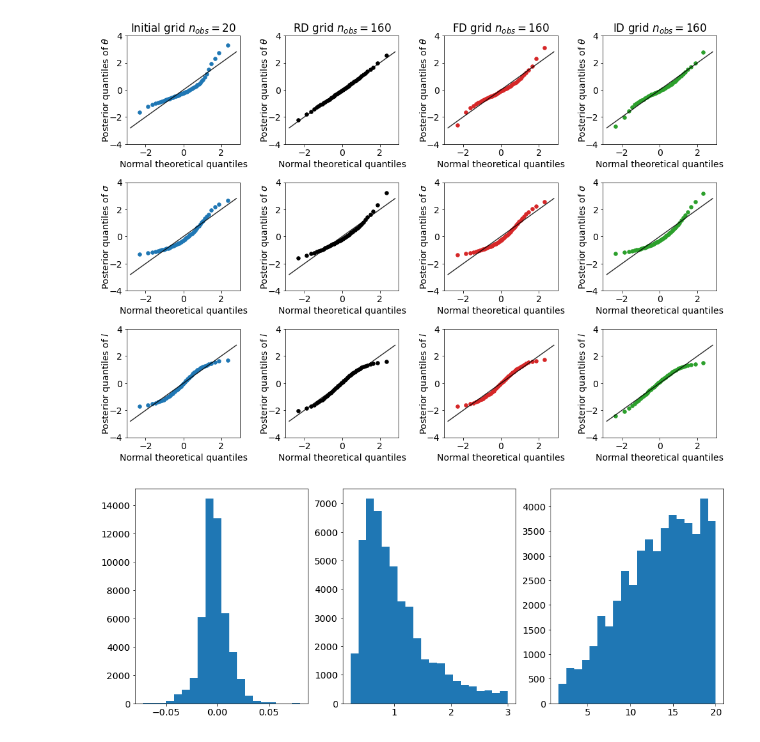
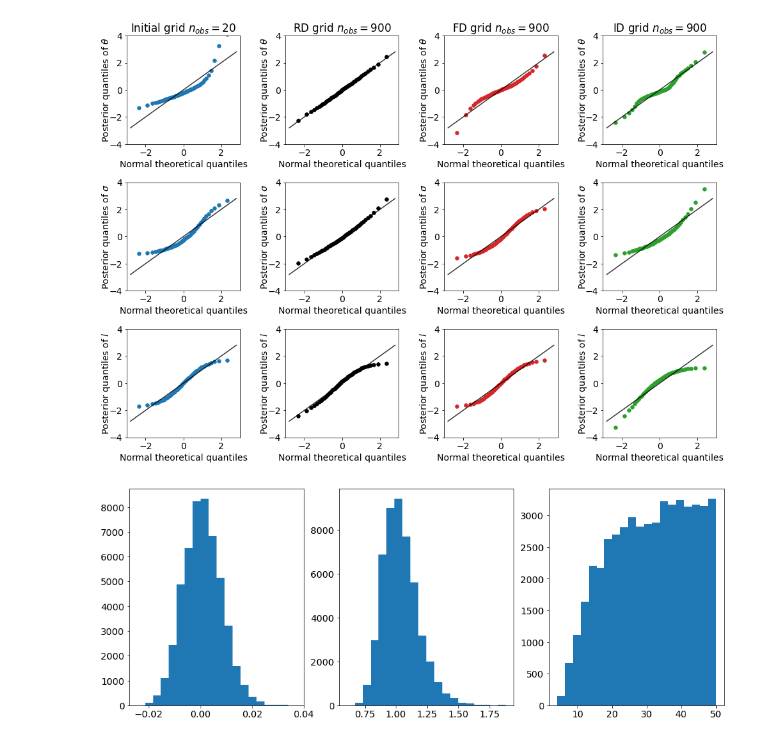
Before and after one commit to nleoni95/code2, a Jupyter notebook: minimal_examples/asymptotics_badly_specified/plots_asymptotic.ipynb, the cells around one changed output. Cells and saved outputs as stored; diff of their text form; code cells hidden in the pictures.

```diff
--- a/minimal_examples/asymptotics_badly_specified/plots_asymptotic.ipynb
+++ b/minimal_examples/asymptotics_badly_specified/plots_asymptotic.ipynb
@@ -147,17 +147,17 @@ axs[0,0].scatter(qqinit['n'],qqinit['t'],color=cinit,marker=minit,s=ps)
 axs[1,0].scatter(qqinit['n'],qqinit['sigma'],color=cinit,marker=minit,s=ps)
 axs[2,0].scatter(qqinit['n'],qqinit['l'],color=cinit,marker=minit,s=ps)
 
-axs[0,1].scatter(qq4RD['n'],qq4RD['t'],color=crd,marker=mrd,s=ps)
-axs[1,1].scatter(qq4RD['n'],qq4RD['sigma'],color=crd,marker=mrd,s=ps)
-axs[2,1].scatter(qq4RD['n'],qq4RD['l'],color=crd,marker=mrd,s=ps)
+axs[0,1].scatter(qq7RD['n'],qq7RD['t'],color=crd,marker=mrd,s=ps)
+axs[1,1].scatter(qq7RD['n'],qq7RD['sigma'],color=crd,marker=mrd,s=ps)
+axs[2,1].scatter(qq7RD['n'],qq7RD['l'],color=crd,marker=mrd,s=ps)
 
-axs[0,2].scatter(qq4FD['n'],qq4FD['t'],color=cfd,marker=mfd,s=ps)
-axs[1,2].scatter(qq4FD['n'],qq4FD['sigma'],color=cfd,marker=mfd,s=ps)
-axs[2,2].scatter(qq4FD['n'],qq4FD['l'],color=cfd,marker=mfd,s=ps)
+axs[0,2].scatter(qq7FD['n'],qq7FD['t'],color=cfd,marker=mfd,s=ps)
+axs[1,2].scatter(qq7FD['n'],qq7FD['sigma'],color=cfd,marker=mfd,s=ps)
+axs[2,2].scatter(qq7FD['n'],qq7FD['l'],color=cfd,marker=mfd,s=ps)
 
-axs[0,3].scatter(qq4ID['n'],qq4ID['t'],color=cid,marker=mid,s=ps)
-axs[1,3].scatter(qq4ID['n'],qq4ID['sigma'],color=cid,marker=mid,s=ps)
-axs[2,3].scatter(qq4ID['n'],qq4ID['l'],color=cid,marker=mid,s=ps)
+axs[0,3].scatter(qq7ID['n'],qq7ID['t'],color=cid,marker=mid,s=ps)
+axs[1,3].scatter(qq7ID['n'],qq7ID['sigma'],color=cid,marker=mid,s=ps)
+axs[2,3].scatter(qq7ID['n'],qq7ID['l'],color=cid,marker=mid,s=ps)
 
 #labels
 tlabel=r'Posterior quantiles of $\theta$'
@@ -171,14 +171,14 @@ for i in range(4):
     axs[2,i].set_ylabel(llabel,labelpad=lp)
 
 axs[0,0].set_title(r'Initial grid $n_{obs}=20$')
-axs[0,1].set_title(r'RD grid $n_{obs}=160$')
-axs[0,2].set_title(r'FD grid $n_{obs}=160$')
-axs[0,3].set_title(r'ID grid $n_{obs}=160$')
+axs[0,1].set_title(r'RD grid $n_{obs}=900$')
+axs[0,2].set_title(r'FD grid $n_{obs}=900$')
+axs[0,3].set_title(r'ID grid $n_{obs}=900$')
 
 
 plt.tight_layout()
 # %% [output]
-[figure, old version]
+[figure, new version]
 # %%
 #fonction pour afficher une postérieure
 def plot_post(filename):
@@ -189,7 +189,7 @@ def plot_post(filename):
     axs[1].hist(df['sigma'],bins=nbins)
     axs[2].hist(df['l'],bins=nbins)
 # %%
-filename="results/4ID/samples.gnu"
+filename="results/6RD/samples.gnu"
 plot_post(filename)
 # %% [output]
-[figure, old version]
+[figure, new version]
```
Also changed, not shown: parts of 11 cells of this notebook, 26 other files.
